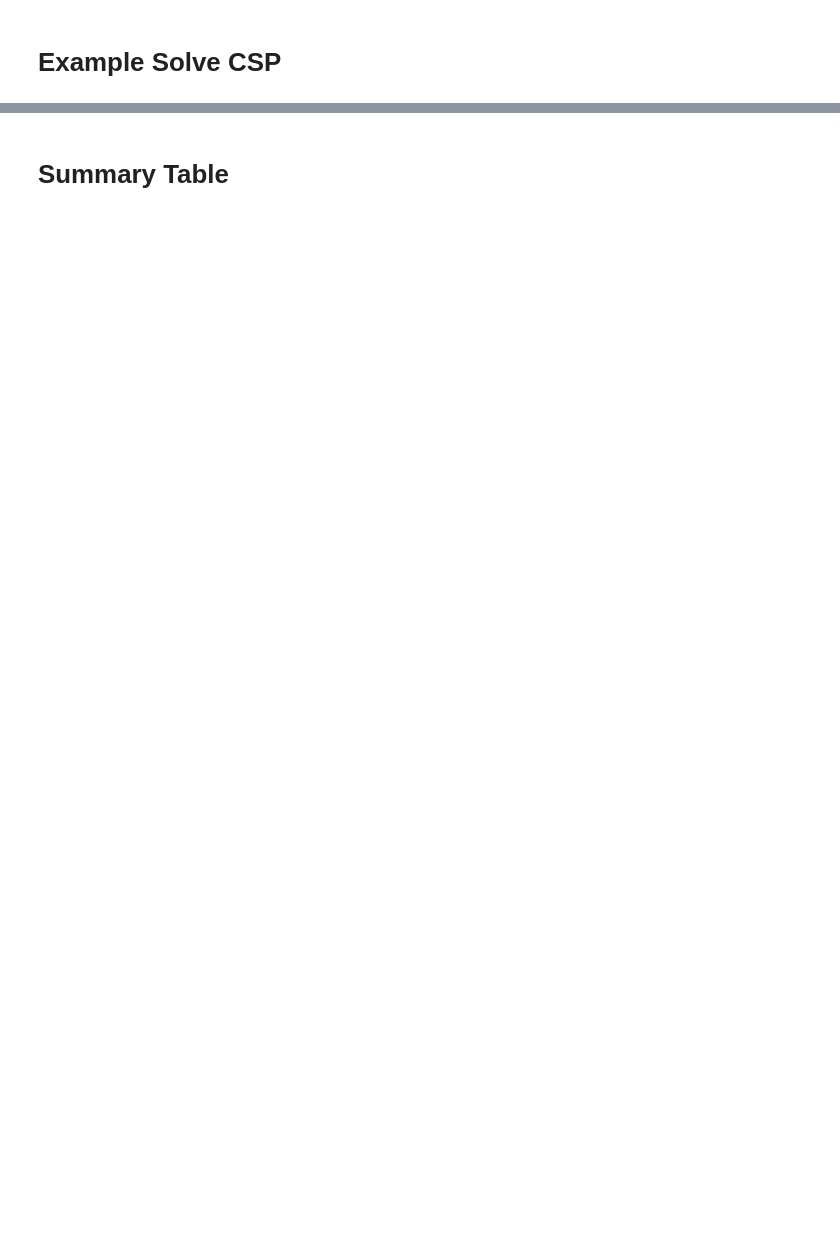
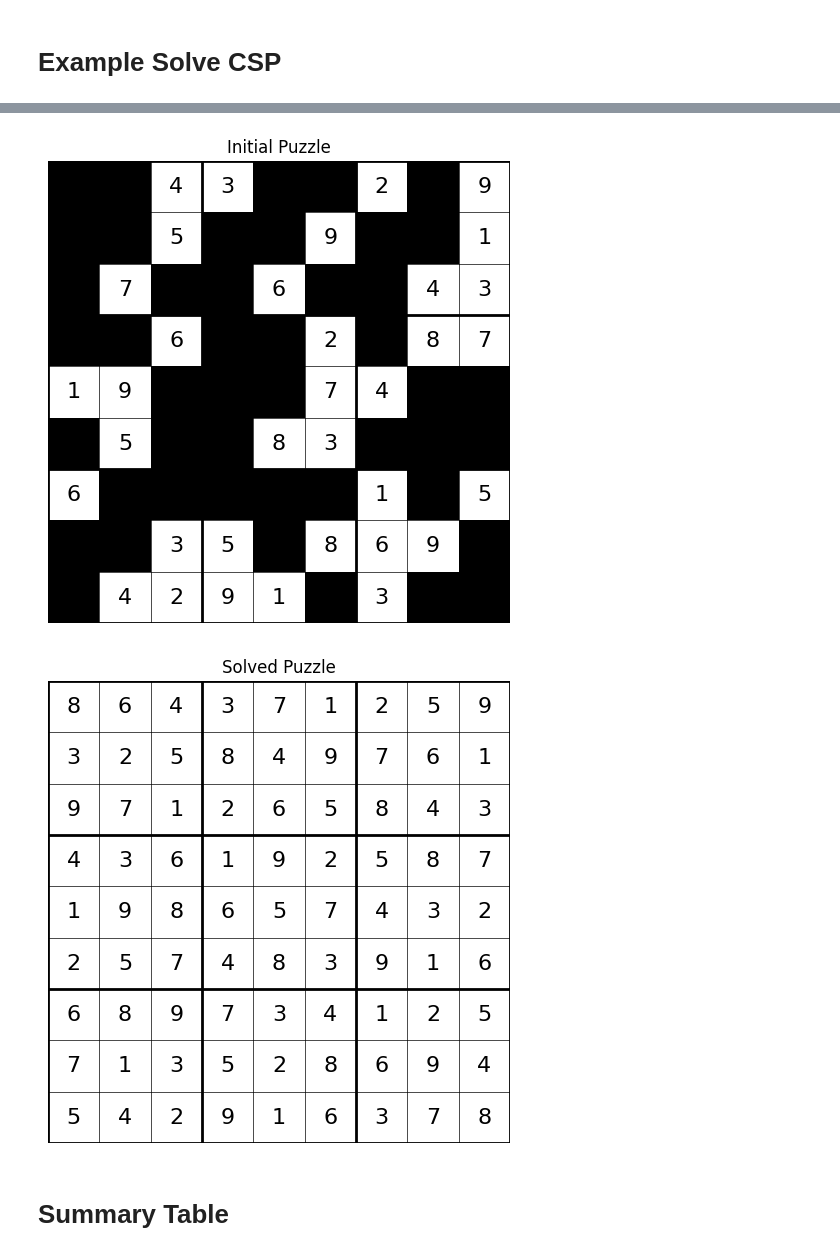
Before and after one commit to abdel-elkasaby/441-Sudoku-Project, a Jupyter notebook: sudoku.ipynb, the cells around one changed output, grey strips where cells are left out. Saved outputs shown, nothing was run; the diff lists cells and outputs as text; code cells hidden in the pictures; blank space fills up the shorter version.

Commit message:
added visualization to the code

```diff
--- a/sudoku.ipynb
+++ b/sudoku.ipynb
@@ -259,3 +259,13 @@ array([[8, 6, 4, 3, 7, 1, 2, 5, 9],
+# %%
+# Visualize first Sudoku puzzle
+initial_board = quizzes[0]
+plot_sudoku(initial_board, "Initial Puzzle")
+
+# Visualize the solution (if you solved quizzes[0] into sol)
+plot_sudoku(sol, "Solved Puzzle")
+# %% [output]
+[figure, added]
+[figure, added]
 # %% [markdown]
 # Summary Table
 # %%
```
Also changed, not shown: parts of 6 cells of this notebook.
